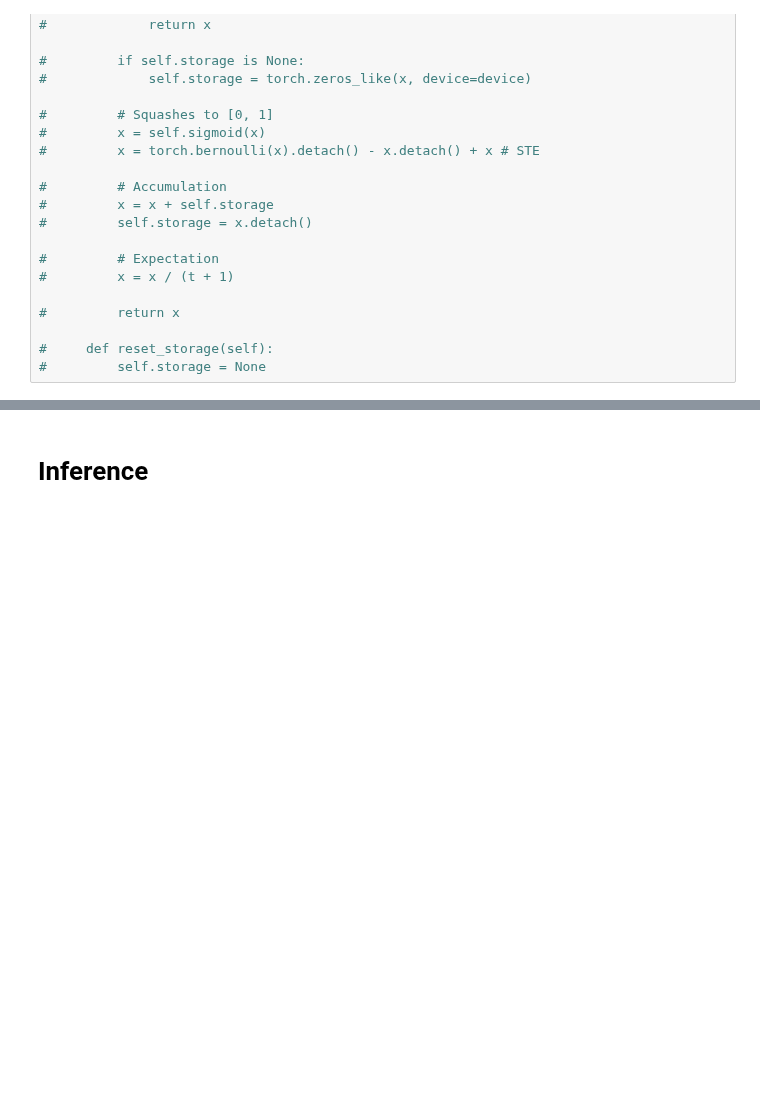
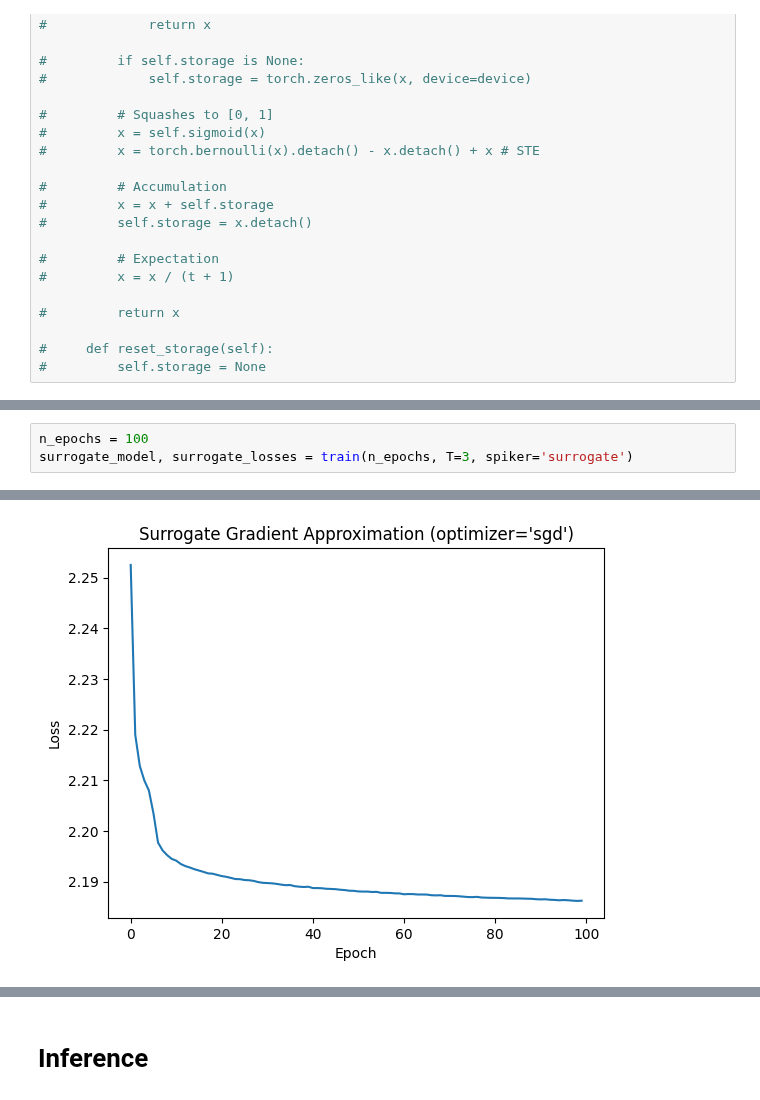
Before and after one commit to suessflorian/biological-neurons, a Jupyter notebook: spiking_stochastic/binomial_neuron_recreation2.ipynb, the cells around one changed output, grey strips where cells are left out. Saved outputs shown, nothing was run; the diff lists cells and outputs as text; blank space fills up the shorter version.

```diff
--- a/spiking_stochastic/binomial_neuron_recreation2.ipynb
+++ b/spiking_stochastic/binomial_neuron_recreation2.ipynb
@@ -391,0 +441,4 @@ model.load_state_dict(torch.load('models/binomial_neuron_recreation2.pt')) # bat
+# %%
+n_epochs = 100
+surrogate_model, surrogate_losses = train(n_epochs, T=3, spiker='surrogate')
+# %% [output]
@@ -391,0 +446 @@ model.load_state_dict(torch.load('models/binomial_neuron_recreation2.pt')) # bat
+[figure, added]
```
Also changed, not shown: parts of 33 cells of this notebook.
